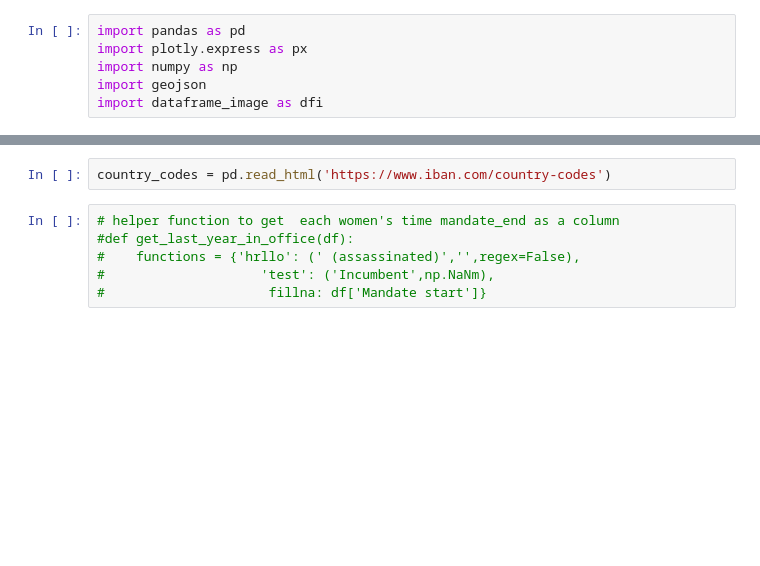
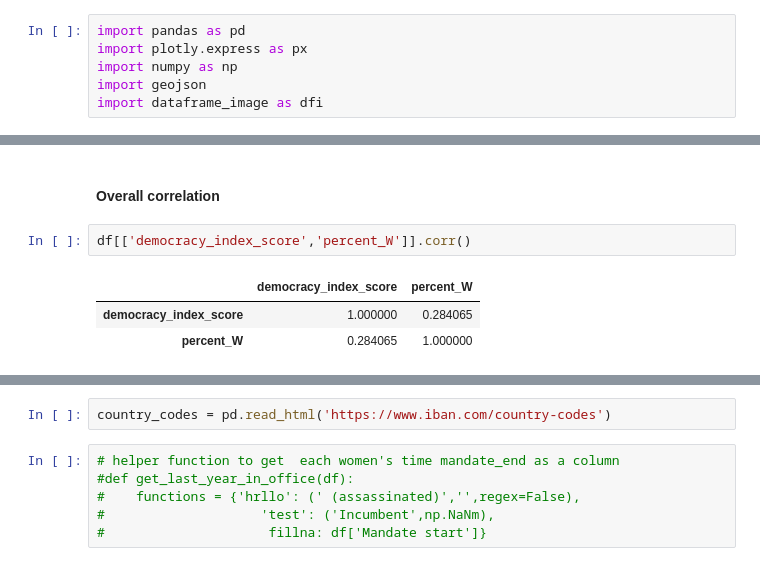
Before and after one commit to samroska/women-in-gov, a Jupyter notebook: unused/rhailper_exploring.ipynb, the cells around one changed output, grey strips where cells are left out. Cells and saved outputs as stored; diff of their text form; blank space fills up the shorter version.

```diff
--- a/unused/rhailper_exploring.ipynb
+++ b/unused/rhailper_exploring.ipynb
@@ -6,0 +29,8 @@ import dataframe_image as dfi
+# %% [markdown]
+#### Overall correlation
+# %%
+df[['democracy_index_score','percent_W']].corr()
+# %% [output]
+|  | democracy_index_score | percent_W |
+| democracy_index_score | 1.000000 | 0.284065 |
+| percent_W | 0.284065 | 1.000000 |
```
Also changed, not shown: parts of 14 cells of this notebook, 49 other files.
